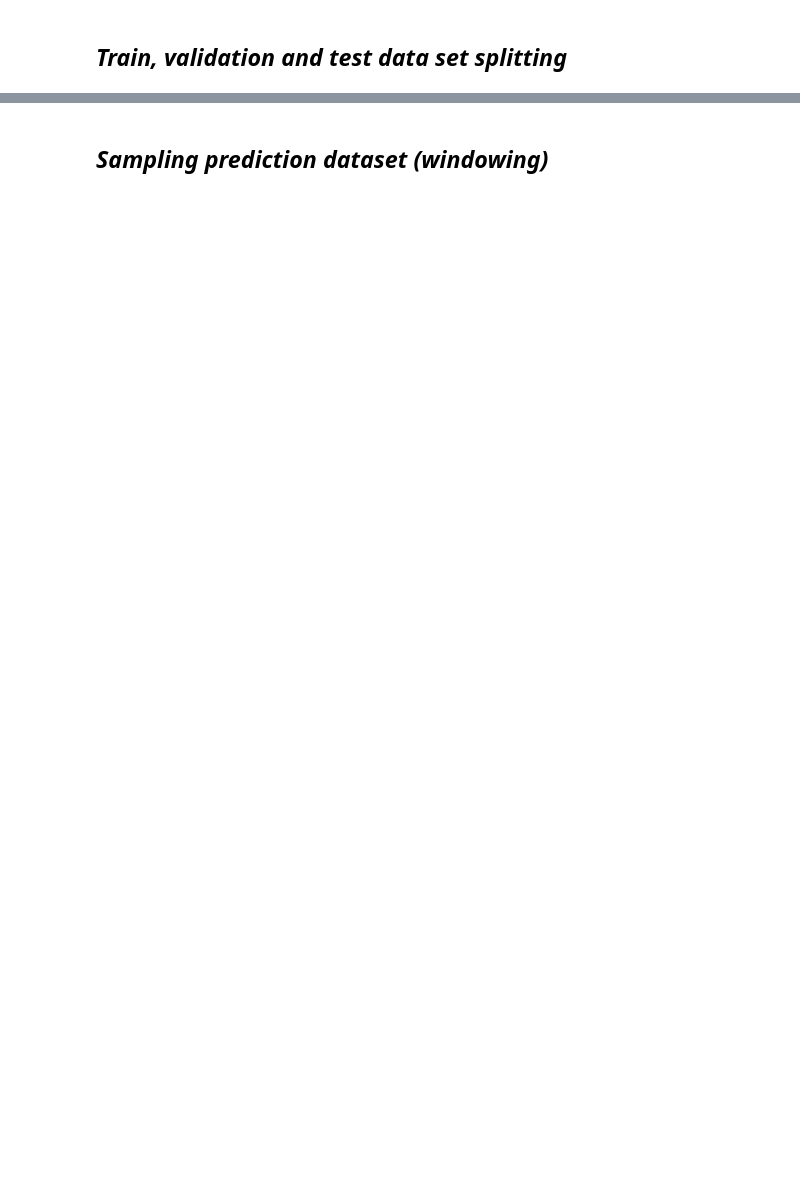
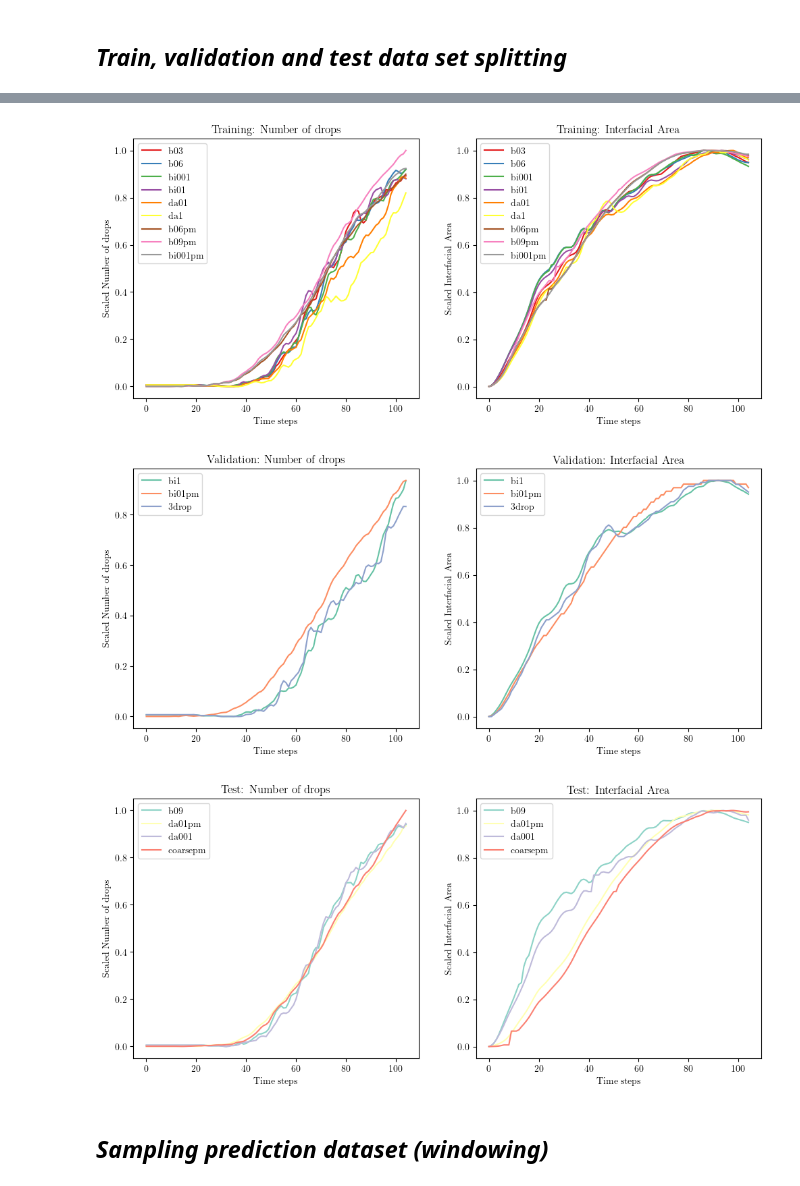
Before and after one commit to jpv219/LSTMIX, a Jupyter notebook: LSTM_MTM/LSTM_SMX_MTM.ipynb, the cells around one changed output, grey strips where cells are left out. Cells and saved outputs as stored; diff of their text form; code cells hidden in the pictures; blank space fills up the shorter version.

```diff
--- a/LSTM_MTM/LSTM_SMX_MTM.ipynb
+++ b/LSTM_MTM/LSTM_SMX_MTM.ipynb
@@ -231,3 +262,43 @@ plt.show()
+# %%
+c1 = sns.color_palette("Set1", len(Allcases))
+c2 = sns.color_palette("Set2", len(Allcases))
+c3 = sns.color_palette("Set3", len(Allcases))
+
+# Training cases
+fig, ax = plt.subplots(1, 2, figsize=(12, 5))
+for i in range(mydata.shape[-1]):
+    for case, idx in zip(train_cases, range(len(train_cases))):
+        ax[i].plot(train[:,idx,i],label = f'{str(case)}',color=c1[idx % len(colors)])
+        ax[i].set_title(f'Training: {features[i]}')
+        ax[i].set_xlabel('Time steps')
+        ax[i].set_ylabel(f'Scaled {features[i]}')
+        ax[i].legend()
+
+# Validation cases
+fig, ax = plt.subplots(1, 2, figsize=(12, 5))
+for i in range(mydata.shape[-1]):
+    for case, idx in zip(val_cases, range(len(val_cases))):
+        ax[i].plot(val[:,idx,i],label = f'{str(case)}',color=c2[idx % len(colors)])
+        ax[i].set_title(f'Validation: {features[i]}')
+        ax[i].set_xlabel('Time steps')
+        ax[i].set_ylabel(f'Scaled {features[i]}')
+        ax[i].legend()
+
+# Test cases
+fig, ax = plt.subplots(1, 2, figsize=(12, 5))
+for i in range(mydata.shape[-1]):
+    for case, idx in zip(test_cases, range(len(test_cases))):
+        ax[i].plot(test[:,idx,i],label = f'{str(case)}',color=c3[idx % len(colors)])
+        ax[i].set_title(f'Test: {features[i]}')
+        ax[i].set_xlabel('Time steps')
+        ax[i].set_ylabel(f'Scaled {features[i]}')
+        ax[i].legend()
+
+plt.show()
+# %% [output]
+[figure, added]
+[figure, added]
+[figure, added]
 # %% [markdown]
 ## *Sampling prediction dataset (windowing)*
 # %%
```
Also changed, not shown: parts of 18 cells of this notebook, 1 other file.
